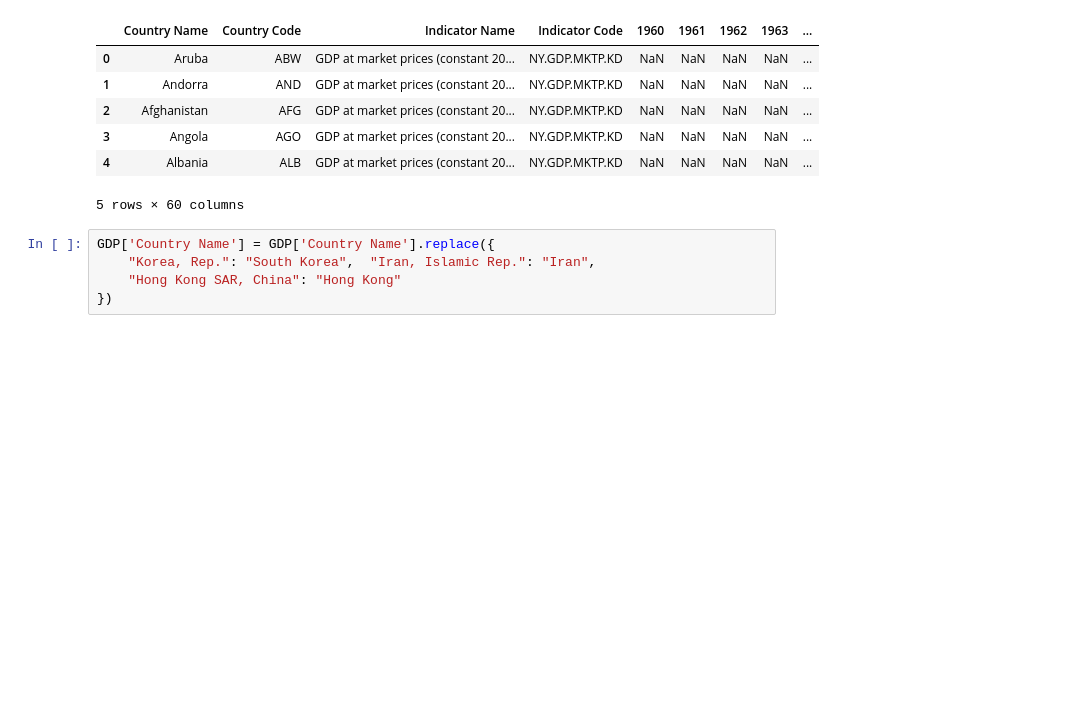
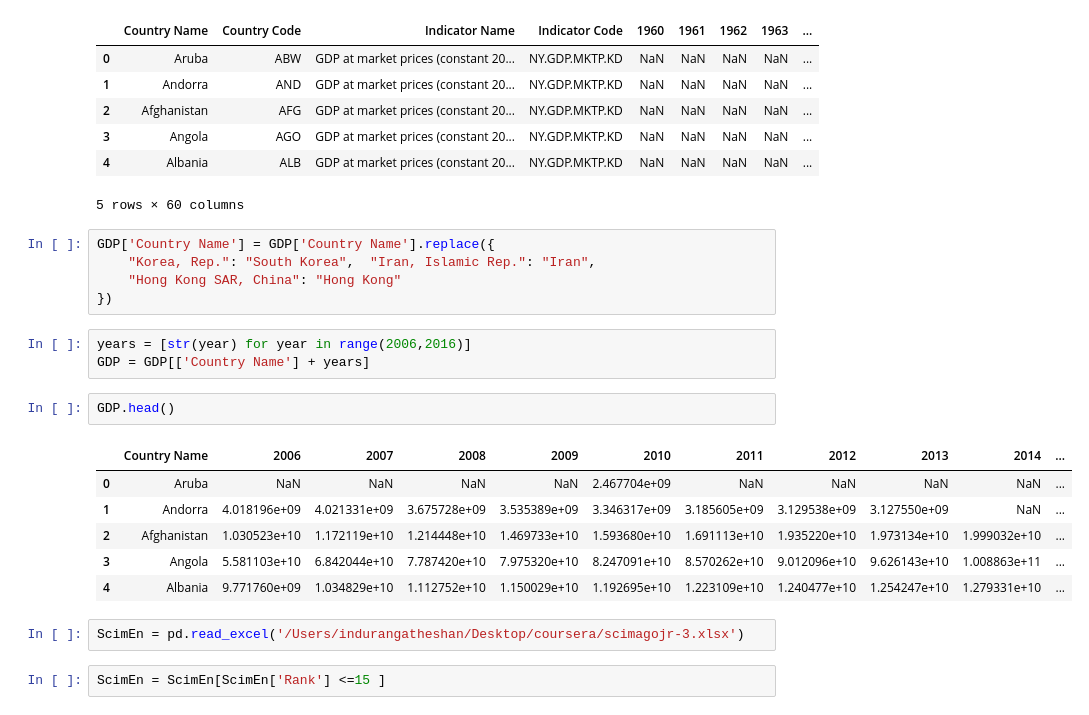
Before and after one commit to theshanind/coursera, a Jupyter notebook: tst2.ipynb, the cells around one changed output. Cells and saved outputs as stored; diff of their text form; blank space fills up the shorter version.

```diff
--- a/tst2.ipynb
+++ b/tst2.ipynb
@@ -53,3 +34,19 @@ GDP['Country Name'] = GDP['Country Name'].replace({
     "Korea, Rep.": "South Korea",  "Iran, Islamic Rep.": "Iran",
     "Hong Kong SAR, China": "Hong Kong"
 })
+# %%
+years = [str(year) for year in range(2006,2016)]
+GDP = GDP[['Country Name'] + years]
+# %%
+GDP.head()
+# %% [output]
+|  | Country Name | 2006 | 2007 | 2008 | 2009 | 2010 | 2011 | 2012 | 2013 | 2014 | ... |
+| 0 | Aruba | NaN | NaN | NaN | NaN | 2.467704e+09 | NaN | NaN | NaN | NaN | ... |
+| 1 | Andorra | 4.018196e+09 | 4.021331e+09 | 3.675728e+09 | 3.535389e+09 | 3.346317e+09 | 3.185605e+09 | 3.129538e+09 | 3.127550e+09 | NaN | ... |
+| 2 | Afghanistan | 1.030523e+10 | 1.172119e+10 | 1.214448e+10 | 1.469733e+10 | 1.593680e+10 | 1.691113e+10 | 1.935220e+10 | 1.973134e+10 | 1.999032e+10 | ... |
+| 3 | Angola | 5.581103e+10 | 6.842044e+10 | 7.787420e+10 | 7.975320e+10 | 8.247091e+10 | 8.570262e+10 | 9.012096e+10 | 9.626143e+10 | 1.008863e+11 | ... |
+| 4 | Albania | 9.771760e+09 | 1.034829e+10 | 1.112752e+10 | 1.150029e+10 | 1.192695e+10 | 1.223109e+10 | 1.240477e+10 | 1.254247e+10 | 1.279331e+10 | ... |
+# %%
+ScimEn = pd.read_excel('/Users/indurangatheshan/Desktop/coursera/scimagojr-3.xlsx')
+# %%
+ScimEn = ScimEn[ScimEn['Rank'] <=15 ]
```
Also changed, not shown: parts of 49 cells of this notebook.
